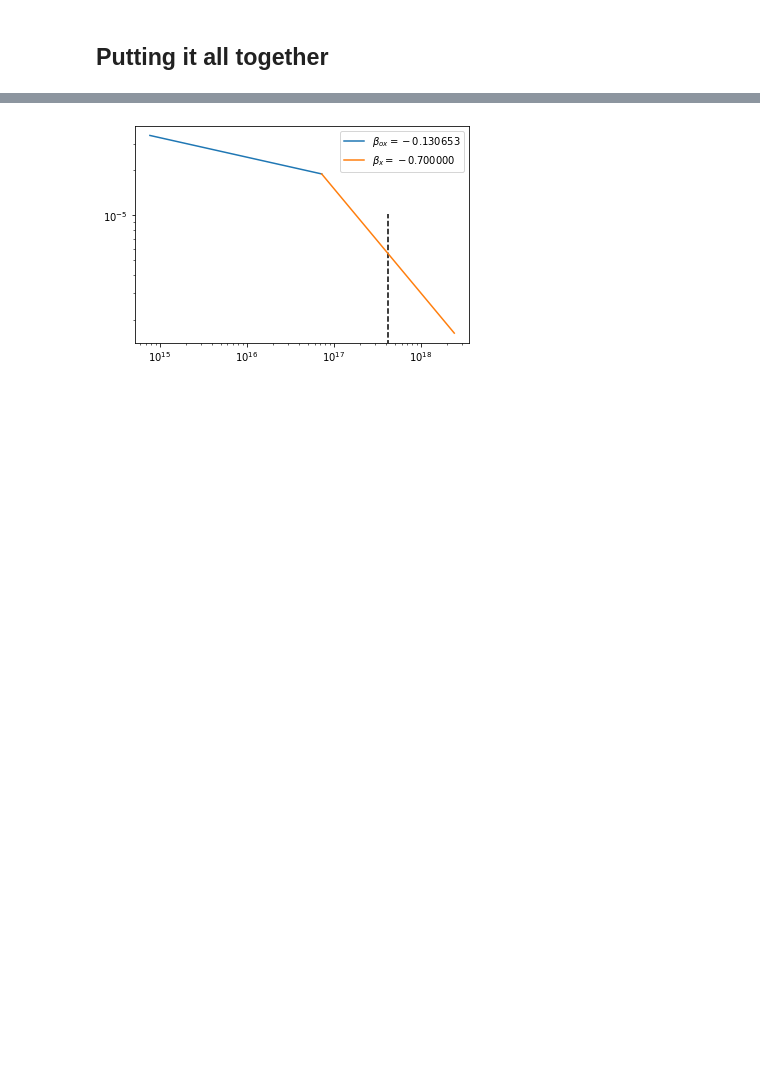
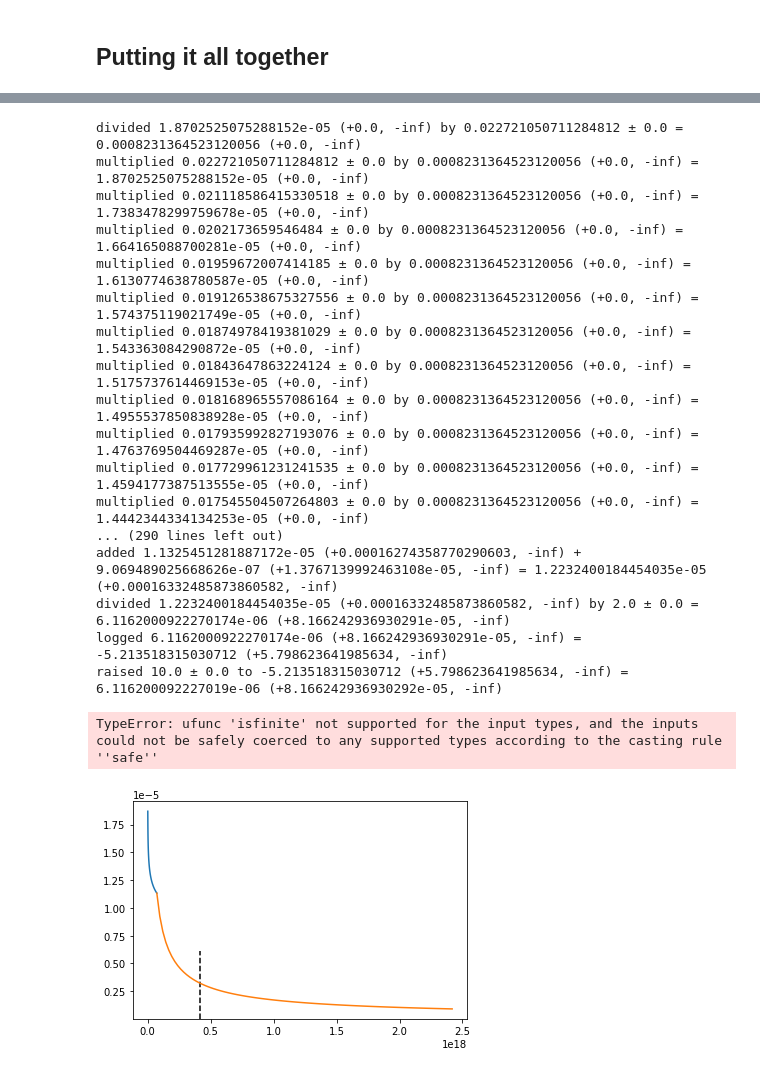
Before and after one commit to cgobat/dark-GRBs, a Jupyter notebook: exploratory.ipynb, the cells around one changed output, grey strips where cells are left out. Drawn from its saved outputs; the diff is of its cells as text; code cells hidden in the pictures; blank space fills up the shorter version.

```diff
--- a/exploratory.ipynb
+++ b/exploratory.ipynb
@@ -267,3 +273,12 @@ for i in xrt_data.index:
+# %%
+new_optical = pd.read_excel("./Required Files/Files for Loading/newData.xlsx")
+
+for col in ["GRB","TriggerNumber","Observatory","Instrument","Source","E(B-V)"]:
+    for i in new_optical.index:
+        if pd.isna(new_optical.loc[i,col]):
+            new_optical.loc[i,col] = new_optical.loc[i-1,col] # deal with merged Excel cells
+new_optical.drop(new_optical[new_optical["Magnitude"]=="spectroscopy only"].index,axis=0,inplace=True)
+new_optical["mag_w_err"] = [AsymmetricUncertainty(mag,err,err) if isinstance(err,(float,int)) else AsymmetricUncertainty(mag,np.inf,0) for mag,err in new_optical[["Magnitude","Mag error"]].values]
 # %% [markdown]
 ## Correcting for extinction
 
@@ -280,4 +295,4 @@ for i in new_optical.index:
 # %% [markdown]
 ## Converting optical magnitudes to spectral flux densities
 # %%
-new_optical["Flux (Jy)"] = 3631*10**((new_optical["Magnitude"]-new_optical["Extinction"])/-2.5) # AB mag = 0 at F_nu = 3631 Jy
+new_optical["Flux (Jy)"] = 3631*10**(-(new_optical["mag_w_err"]-new_optical["Extinction"])/2.5) # AB mag = 0 at F_nu = 3631 Jy
@@ -334,0 +414,10 @@ van der Horst ['200411A' '181123B' '180204A' '160821B' '160624A' '151229A' '1508
+# %%
+for i in results.index:
+    if results.loc[i,"B_ox"]<0.5:
+        results.loc[i,"Jak_dark"] = True
+    else:
+        results.loc[i,"Jak_dark"] = False
+    if results.loc[i,"B_ox"] < results.loc[i,"B_x"]-0.5:
+        results.loc[i,"vdH_dark"] = True
+    else:
+        results.loc[i,"vdH_dark"] = False
@@ -337,10 +464,10 @@ def simulate_spectrum(idx):
     inter_freqs = np.linspace(results.loc[idx,"nu_o"],0.3/4.135667696e-18,100)
     xray_freqs = np.linspace(0.3,10,100)/4.135667696e-18
 
-    ox_spec = inter_freqs**(-results.loc[idx,"B_ox"])
-    ox_spec *= (results.loc[idx,"F_o"]/ox_spec[0])
+    ox_spec = inter_freqs**(-results.loc[idx,"B_ox"].value)
+    ox_spec = ox_spec * (results.loc[idx,"F_o"]/ox_spec[0])
     x_spec = xray_freqs**(-results.loc[idx,"B_x"])
-    x_spec *= (ox_spec[-1]/x_spec[0])
+    x_spec = x_spec * (ox_spec[-1]/x_spec[0])
     plt.plot(inter_freqs,ox_spec,label=r"$\beta_{ox}=%f$"%(-results.loc[idx,"B_ox"]))
     plt.plot(xray_freqs,x_spec,label=r"$\beta_x=%f$"%(-results.loc[idx,"B_x"]))
     plt.vlines([10**np.mean((np.log10(0.3),np.log10(10))) / 4.135667696e-18],0,10**np.log10((x_spec.max()+x_spec.min())/2),"k",linestyle="--")
@@ -350,6 +477,24 @@ def simulate_spectrum(idx):
     #plt.gca().set_yticklabels([])
     plt.show()
 # %%
-simulate_spectrum(82)
+simulate_spectrum(10)
 # %% [output]
+divided 1.8702525075288152e-05 (+0.0, -inf) by 0.022721050711284812 ± 0.0 = 0.0008231364523120056 (+0.0, -inf)
+multiplied 0.022721050711284812 ± 0.0 by 0.0008231364523120056 (+0.0, -inf) = 1.8702525075288152e-05 (+0.0, -inf)
+multiplied 0.021118586415330518 ± 0.0 by 0.0008231364523120056 (+0.0, -inf) = 1.7383478299759678e-05 (+0.0, -inf)
+multiplied 0.0202173659546484 ± 0.0 by 0.0008231364523120056 (+0.0, -inf) = 1.664165088700281e-05 (+0.0, -inf)
+multiplied 0.01959672007414185 ± 0.0 by 0.0008231364523120056 (+0.0, -inf) = 1.6130774638780587e-05 (+0.0, -inf)
+multiplied 0.019126538675327556 ± 0.0 by 0.0008231364523120056 (+0.0, -inf) = 1.574375119021749e-05 (+0.0, -inf)
+multiplied 0.01874978419381029 ± 0.0 by 0.0008231364523120056 (+0.0, -inf) = 1.543363084290872e-05 (+0.0, -inf)
+multiplied 0.01843647863224124 ± 0.0 by 0.0008231364523120056 (+0.0, -inf) = 1.5175737614469153e-05 (+0.0, -inf)
+multiplied 0.018168965557086164 ± 0.0 by 0.0008231364523120056 (+0.0, -inf) = 1.4955537850838928e-05 (+0.0, -inf)
+multiplied 0.017935992827193076 ± 0.0 by 0.0008231364523120056 (+0.0, -inf) = 1.4763769504469287e-05 (+0.0, -inf)
+multiplied 0.017729961231241535 ± 0.0 by 0.0008231364523120056 (+0.0, -inf) = 1.4594177387513555e-05 (+0.0, -inf)
+multiplied 0.017545504507264803 ± 0.0 by 0.0008231364523120056 (+0.0, -inf) = 1.4442344334134253e-05 (+0.0, -inf)
+... (290 lines left out)
+added 1.1325451281887172e-05 (+0.00016274358770290603, -inf) + 9.069489025668626e-07 (+1.3767139992463108e-05, -inf) = 1.2232400184454035e-05 (+0.00016332485873860582, -inf)
+divided 1.2232400184454035e-05 (+0.00016332485873860582, -inf) by 2.0 ± 0.0 = 6.1162000922270174e-06 (+8.166242936930291e-05, -inf)
+logged 6.1162000922270174e-06 (+8.166242936930291e-05, -inf) = -5.213518315030712 (+5.798623641985634, -inf)
+raised 10.0 ± 0.0 to -5.213518315030712 (+5.798623641985634, -inf) = 6.116200092227019e-06 (+8.166242936930292e-05, -inf)
+TypeError: ufunc 'isfinite' not supported for the input types, and the inputs could not be safely coerced to any supported types according to the casting rule ''safe''
-[figure, old version]
+[figure, new version]
```
Also changed, not shown: parts of 22 cells of this notebook, 1 other file.
